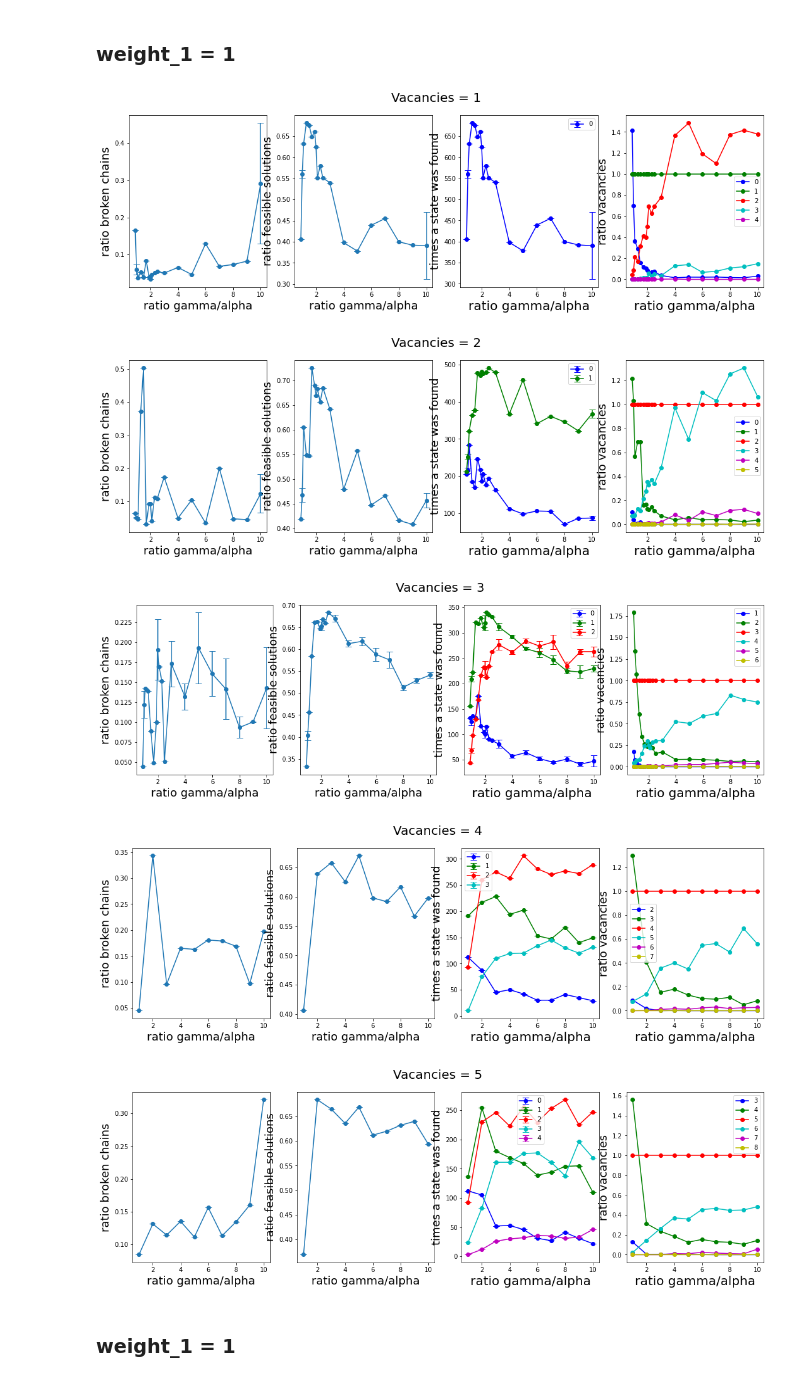
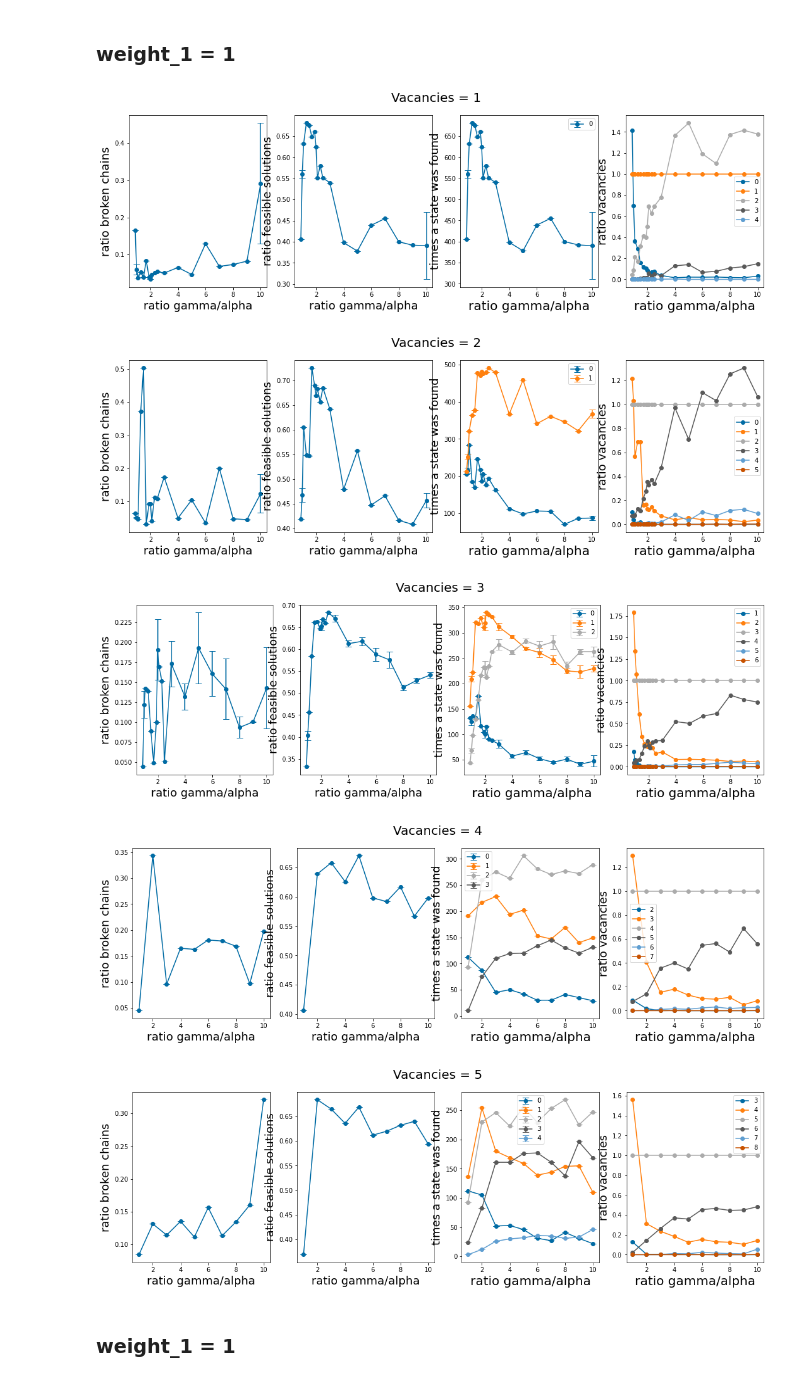
Before and after one commit to cmc-ucl/quantum_computing, a Jupyter notebook: Experiments.ipynb, the cells around one changed output. Saved outputs shown, nothing was run; the diff lists cells and outputs as text; code cells hidden in the pictures.

```diff
--- a/Experiments.ipynb
+++ b/Experiments.ipynb
@@ -44,0 +73,6 @@ graphene_supercell.num_sites
+# %%
+import random
+qpu = DWaveSampler()
+J = {coupler: random.choice([-1, 1]) for coupler in qpu.edgelist}
+long_time = qpu.properties["annealing_time_range"][1]
+sampleset = qpu.sample_ising({}, J, num_reads=10, annealing_time=long_time)
@@ -47,9 +84,25 @@ graphene_supercell.num_sites
 # %%
 #for lagrange in [10,50,100,500,1000]:
 #for num_reads in [100,500,1000,1500,2000,2500]:
-for vac in [1,2,3,4,5]:
-#for r in [10]:
-    for ratio in range(1,11):
+for size in [2]:
+    lattice = np.array([[ 1.233862, -2.137112,  0.      ],
+                   [ 1.233862,  2.137112,  0.      ],
+                   [ 0.      ,  0.      ,  8.685038]])
+
+    graphene = Structure(lattice, species=['C','C'], coords=[[2/3, 1/3, 0. ],[1/3, 2/3, 0.]])
+    graphene = SpacegroupAnalyzer(graphene).get_conventional_standard_structure()
+
+    n_supercell = size
+    scaling_matrix = np.identity(3)*n_supercell
+    scaling_matrix[2][2] = 1
+    graphene_supercell = copy.deepcopy(graphene)
+    graphene_supercell.make_supercell(scaling_matrix)
+    structure = graphene_supercell
+    graphene_supercell.num_sites
+
+    for ratio in range(11):
+        vac = 1
+    #for r in [10]:
         structure = graphene_supercell
         use_coord = False
         num_vacancies= vac
@@ -57,7 +110,7 @@ for vac in [1,2,3,4,5]:
         weight_2 = 0
         lagrange =  weight_1 * ratio
         num_reads = 1000
-        file_path = 'data/chain_strength/utc_0.3/'
+        file_path = 'data/tmp'
         file_name = 'graphene'
         remove_broken_chains = False
         chain_strength = None
@@ -242,5 +300,8 @@ plt.scatter(x,y)
 <matplotlib.collections.PathCollection at 0x...>
 [figure]
 # %%
-np.math.factorial(18)/(np.math.factorial(16)*np.math.factorial(2))
+n = 50
+for vac in range(n+1):
+    k = n-vac
+    print(vac,np.math.factorial(n)/(np.math.factorial(vac)*np.math.factorial(k)))
 # %% [output]
@@ -259,13 +336,11 @@ find_vacancy_distribution(a)
 # %% [markdown]
 ### weight_1 = 1
 # %%
-#FEASIBLE
-df_results = make_df('./data/test')
 import matplotlib.pyplot as plt
 np.seterr(divide='ignore')
+plt.style.use('tableau-colorblind10')
 
-color = ['b','g','r','c','m','y','k','tab:orange']
-
+df_results = make_df('./data/test')
 
 for vac in [1,2,3,4,5]:
     df_all = df_results[df_results['num_vacancies'] == vac]
@@ -355,44 +430,44 @@ for vac in [1,2,3,4,5]:
     #error_y4 = error_y4/partition_f[:y4.shape[1]]
 
     for m in range(len(y3[0])):
-        axs[2].errorbar(x,y3[:,m],yerr=error_y3[:,m]/2,fmt='-o',color=color[m],label=labels[m],capsize=5)
+        axs[2].errorbar(x,y3[:,m],yerr=error_y3[:,m]/2,fmt='-o',label=labels[m],capsize=5)
 
     for m in range(len(y4[0])):
         #axs[3].errorbar(x,y4[:,m],yerr=error_y4[:,m]/2,fmt='-o',color=color[m],label=int(all_vacancies[m]),capsize=5)
-        axs[3].plot(x,y4[:,m],'-o',color=color[m],label=int(all_vacancies[m]))
+        axs[3].plot(x,y4[:,m],'-o',label=int(all_vacancies[m]))
 
     axs[2].legend()
     axs[3].legend()
 
     #axs[0].plot(x, y1,'-o')
     axs[0].errorbar(x, y1, yerr = np.array(error_bc)/2,fmt='-o',capsize=5)
     axs[1].errorbar(x, y2,yerr = np.array(error_rf)/2,fmt='-o',capsize=5)
 
     axs[0].set_xlabel('ratio gamma/alpha', fontsize=18)
     axs[1].set_xlabel('ratio gamma/alpha', fontsize=18)
     axs[2].set_xlabel('ratio gamma/alpha', fontsize=20)
     axs[3].set_xlabel('ratio gamma/alpha', fontsize=20)
     axs[0].set_ylabel('ratio broken chains', fontsize=18)
     axs[1].set_ylabel('ratio feasible solutions', fontsize=18)
     axs[2].set_ylabel('times a state was found', fontsize=18)
     axs[3].set_ylabel('ratio vacancies', fontsize=18)
 
     #fig.set_title('All feasible',fontsize=20)
 
 #axs[:].set_xticks(np.arange(0,25))
 #ax.set_yticks(np.arange(-50,0,5))
 #plt.xticks(fontsize=12)
 #plt.yticks(fontsize=16)
 
 #fig.set_size_inches(15.5, 7.5)
 
 plt.show()
 # %% [output]
-[figure, old version]
+[figure, new version]
-[figure, old version]
+[figure, new version]
-[figure, old version]
+[figure, new version]
-[figure, old version]
+[figure, new version]
-[figure, old version]
+[figure, new version]
 # %% [markdown]
 ### weight_1 = 1
 # %% [markdown]
```
Also changed, not shown: parts of 43 cells of this notebook.
